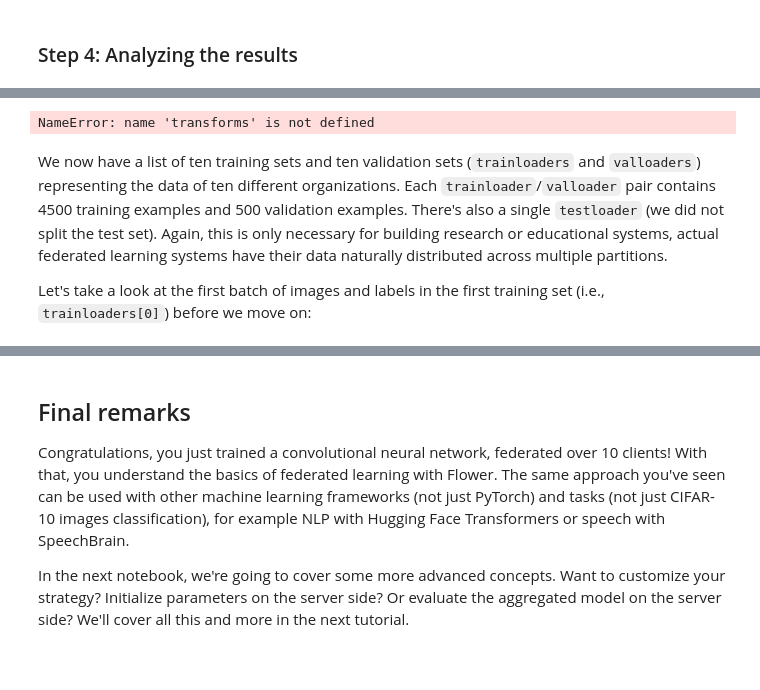
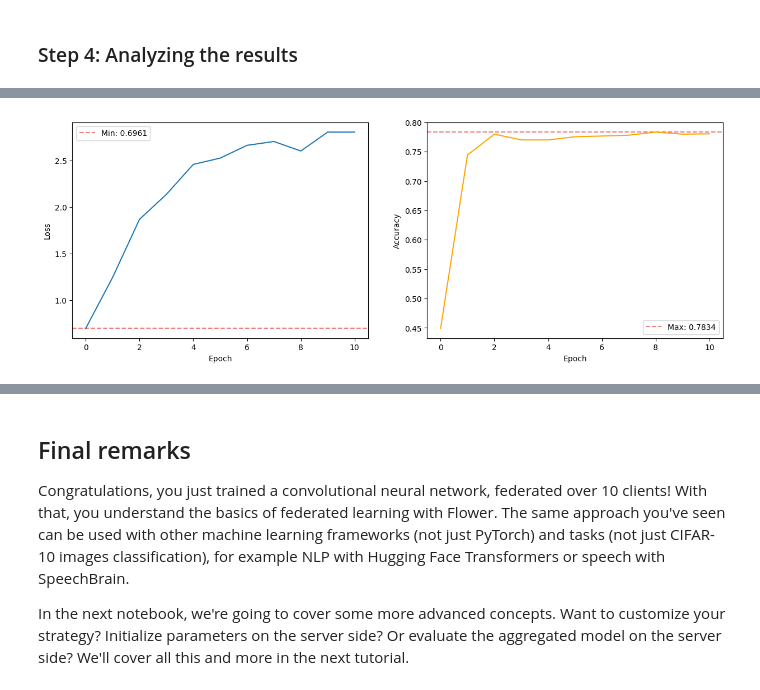
Before and after one commit to phdcybersec/teaching, a Jupyter notebook: tutorials/fl_for_ids_101.ipynb, the cells around one changed output, grey strips where cells are left out. Saved outputs shown, nothing was run; the diff lists cells and outputs as text; code cells hidden in the pictures; blank space fills up the shorter version.

Commit message:
first complete version of the notebook

```diff
--- a/tutorials/fl_for_ids_101.ipynb
+++ b/tutorials/fl_for_ids_101.ipynb
@@ -548,4 +556,4 @@ Epoch 10/10
 # %%
-cm, metrics = eval_model(model, X_test, y_test)
+cm, metrics, loss = eval_model(model, X_test, y_test)
 plot_cm(cm)
 # %% [output]
@@ -604 +680,12 @@ NameError: name 'bl_weights' is not defined
+# %%
+CIDS = [ f"client_{i}" for i in range(NUM_CLIENTS) ]
+
+cids_parts = dict(zip(CIDS, partitions))
+
+def client_fn(cid: str) -> fl.client.NumPyClient:
+    return FlwrClient(
+        cid,
+        cids_parts[cid][0],
+        cids_parts[cid][1],
+    )
 # %% [markdown]
@@ -607,0 +763,7 @@ NameError: name 'bl_weights' is not defined
+# %%
+hist = fl.simulation.start_simulation(
+    client_fn=client_fn,
+    clients_ids=CIDS,
+    config=fl.server.ServerConfig(num_rounds=10),
+    strategy=strat,
+)
@@ -619,38 +812,21 @@ Let's now load the CIFAR-10 training and test set, partition them into ten small
-# %%
-BATCH_SIZE = 32
-
-
-def load_datasets():
-    # Download and transform CIFAR-10 (train and test)
-    transform = transforms.Compose(
-        [transforms.ToTensor(), transforms.Normalize((0.5, 0.5, 0.5), (0.5, 0.5, 0.5))]
-    )
-    trainset = CIFAR10("./dataset", train=True, download=True, transform=transform)
-    testset = CIFAR10("./dataset", train=False, download=True, transform=transform)
-
-    # Split training set into 10 partitions to simulate the individual dataset
-    partition_size = len(trainset) // NUM_CLIENTS
-    lengths = [partition_size] * NUM_CLIENTS
-    datasets = random_split(trainset, lengths, torch.Generator().manual_seed(42))
-
-    # Split each partition into train/val and create DataLoader
-    trainloaders = []
-    valloaders = []
-    for ds in datasets:
-        len_val = len(ds) // 10  # 10 % validation set
-        len_train = len(ds) - len_val
-        lengths = [len_train, len_val]
-        ds_train, ds_val = random_split(ds, lengths, torch.Generator().manual_seed(42))
-        trainloaders.append(DataLoader(ds_train, batch_size=BATCH_SIZE, shuffle=True))
-        valloaders.append(DataLoader(ds_val, batch_size=BATCH_SIZE))
-    testloader = DataLoader(testset, batch_size=BATCH_SIZE)
-    return trainloaders, valloaders, testloader
-
-
-trainloaders, valloaders, testloader = load_datasets()
-# %% [output]
-NameError: name 'transforms' is not defined
-# %% [markdown]
-We now have a list of ten training sets and ten validation sets (`trainloaders` and `valloaders`) representing the data of ten different organizations. Each `trainloader`/`valloader` pair contains 4500 training examples and 500 validation examples. There's also a single `testloader` (we did not split the test set). Again, this is only necessary for building research or educational systems, actual federated learning systems have their data naturally distributed across multiple partitions.
-
-Let's take a look at the first batch of images and labels in the first training set (i.e., `trainloaders[0]`) before we move on:
+# %%
+loss = [i[1] for i in hist.losses_centralized]
+acc = [i[1] for i in hist.metrics_centralized["accuracy"]]
+
+# plot training history, loss and accuracy side by side
+_, (ax1, ax2) = plt.subplots(1, 2, figsize=(15, 5))
+_min = np.min(loss)
+ax1.axhline(y=_min, label=f"Min: {_min:.4f}", linestyle='--', color='lightcoral')
+ax1.plot(loss)
+ax1.set_ylabel('Loss')
+ax1.set_xlabel('Epoch')
+ax1.legend()
+_max = np.max(acc)
+ax2.axhline(y=_max, label=f"Max: {_max:.4f}", linestyle='--', color='lightcoral')
+ax2.plot(acc, color='orange')
+ax2.set_ylabel('Accuracy')
+ax2.set_xlabel('Epoch')
+ax2.legend()
+plt.show()
+# %% [output]
+[figure, added]
```
Also changed, not shown: parts of 27 cells of this notebook, 1 other file.
